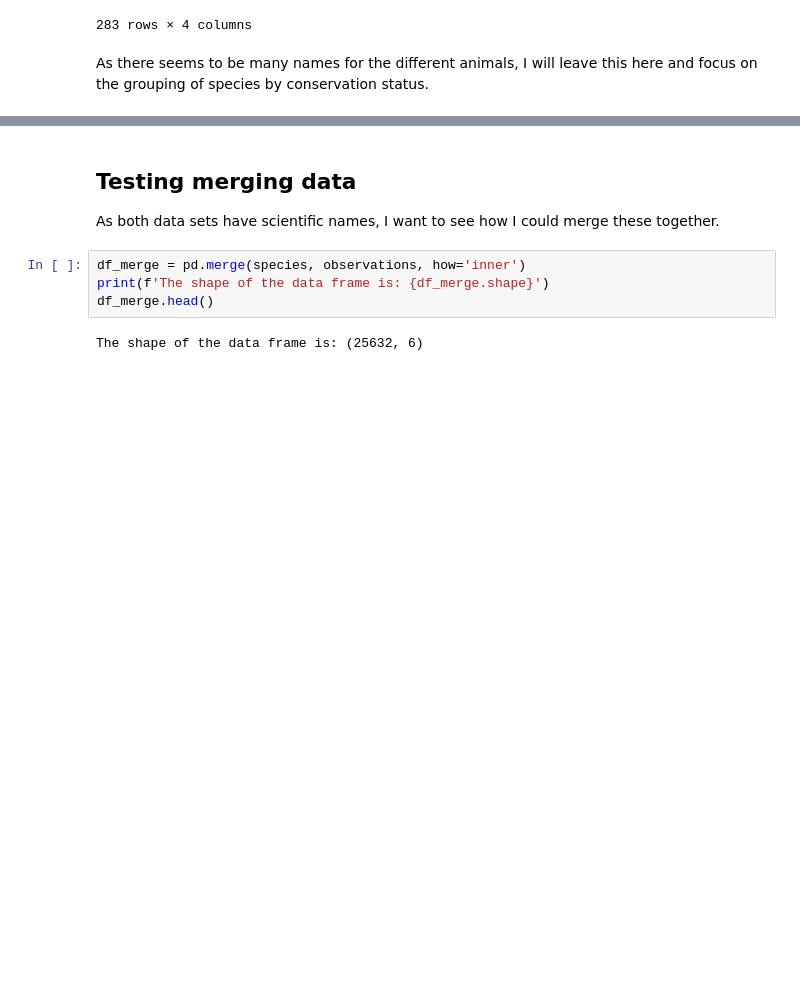
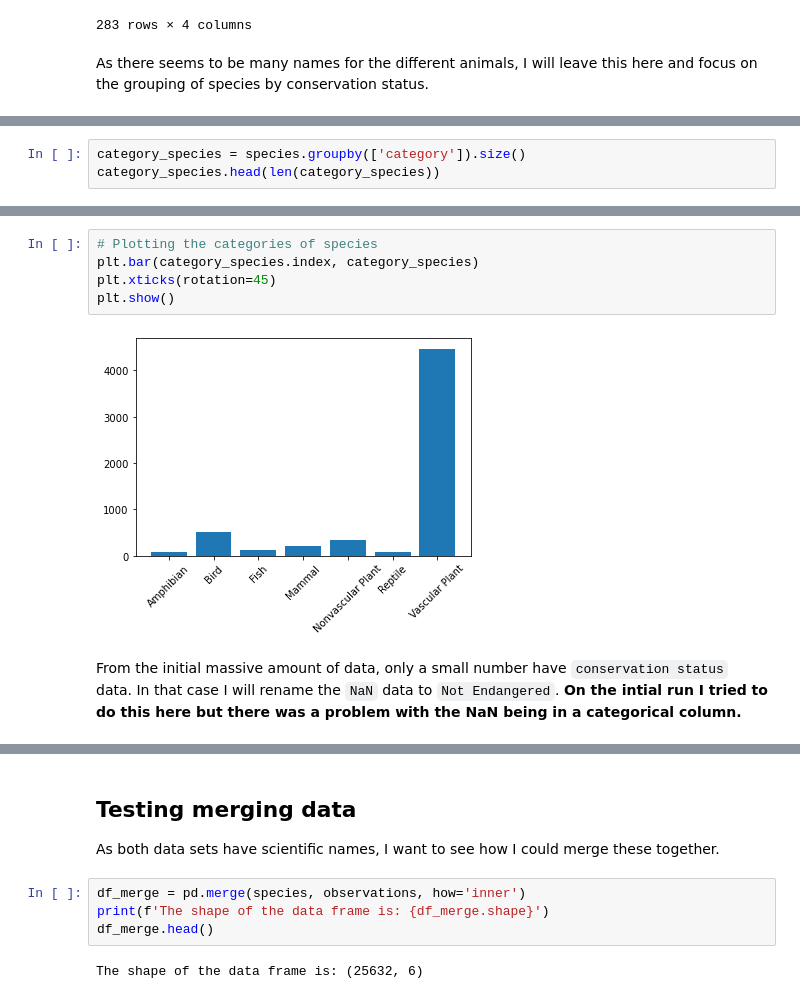
Before and after one commit to mplockhart/codecademy_projects, a Jupyter notebook: biodiversity_starter/biodiversity.ipynb, the cells around one changed output, grey strips where cells are left out. Cells and saved outputs as stored; diff of their text form; blank space fills up the shorter version.

Commit message:
data analysis completed up to statistical analysis

```diff
--- a/biodiversity_starter/biodiversity.ipynb
+++ b/biodiversity_starter/biodiversity.ipynb
@@ -204,0 +227,3 @@ from the initial massive amount of data, onlt
+# %%
+category_species = species.groupby(['category']).size()
+category_species.head(len(category_species))
@@ -204,0 +240,9 @@ from the initial massive amount of data, onlt
+# %%
+# Plotting the categories of species
+plt.bar(category_species.index, category_species)
+plt.xticks(rotation=45)
+plt.show()
+# %% [output]
+[figure, added]
+# %% [markdown]
+From the initial massive amount of data, only a small number have `conservation status` data. In that case I will rename the  `NaN` data to `Not Endangered`. **On the intial run I tried to do this here but there was a problem with the NaN being in a categorical column.**
```
Also changed, not shown: parts of 25 cells of this notebook.
